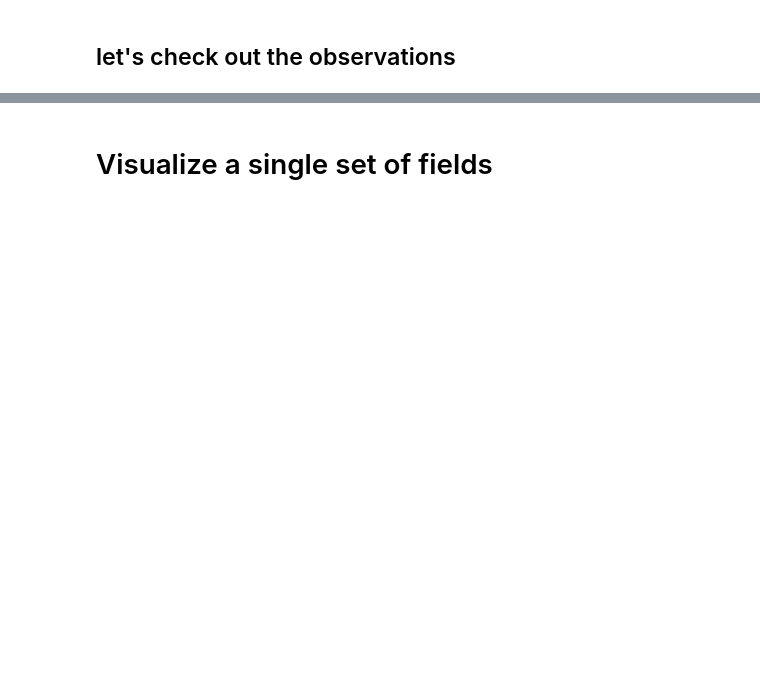
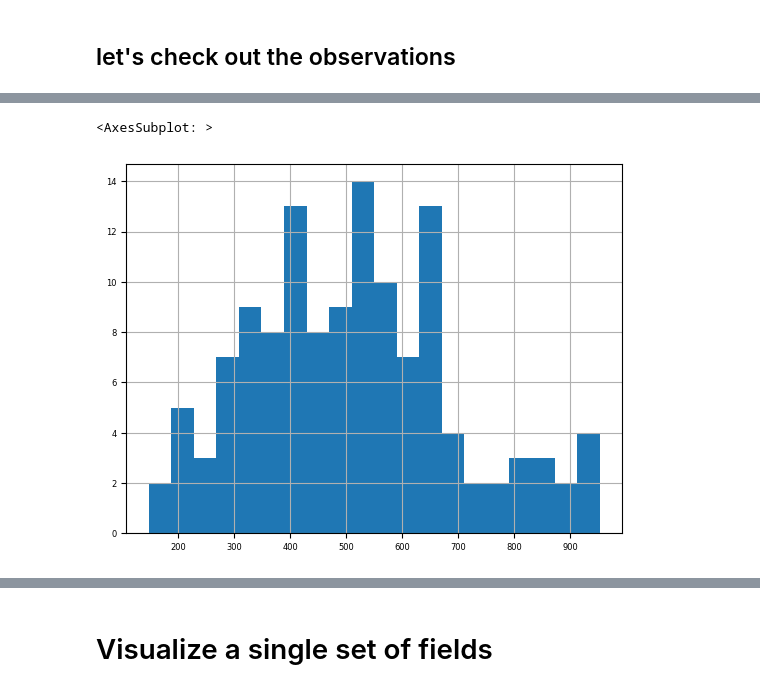
Before and after one commit to jdhughes-usgs/modflow-sandiego-2023, a Jupyter notebook: ProblemSets/PEST/notebooks/ies_postprocess.ipynb, the cells around one changed output, grey strips where cells are left out. Cells and saved outputs as stored; diff of their text form; code cells hidden in the pictures; blank space fills up the shorter version.

```diff
--- a/ProblemSets/PEST/notebooks/ies_postprocess.ipynb
+++ b/ProblemSets/PEST/notebooks/ies_postprocess.ipynb
@@ -64,5 +99,5 @@ ax[1].set_title('linear-scale $\\Phi$');
 # %%
-citer = 3
+citer = 2
 obs_final = pd.read_csv(ies_dir / f'mv.ies.{citer}.obs.csv', index_col=0)
 # %%
 phi[citer].hist(bins=20)
@@ -69,8 +107,11 @@ phi[citer].hist(bins=20)
 # %%
-phitoohigh_final = 800
+phitoohigh_final = 1000
 phi_final = phi[citer].loc[phi[citer]<phitoohigh_final].copy()
 keep_reals_final = phi_final.index
 phi_final.hist(bins=20)
+# %% [output]
+<AxesSubplot: >
+[figure, added]
 # %%
 obs_final = obs_final.loc[keep_reals_final]
 obs_final
```
Also changed, not shown: parts of 20 cells of this notebook, 3 other files.
